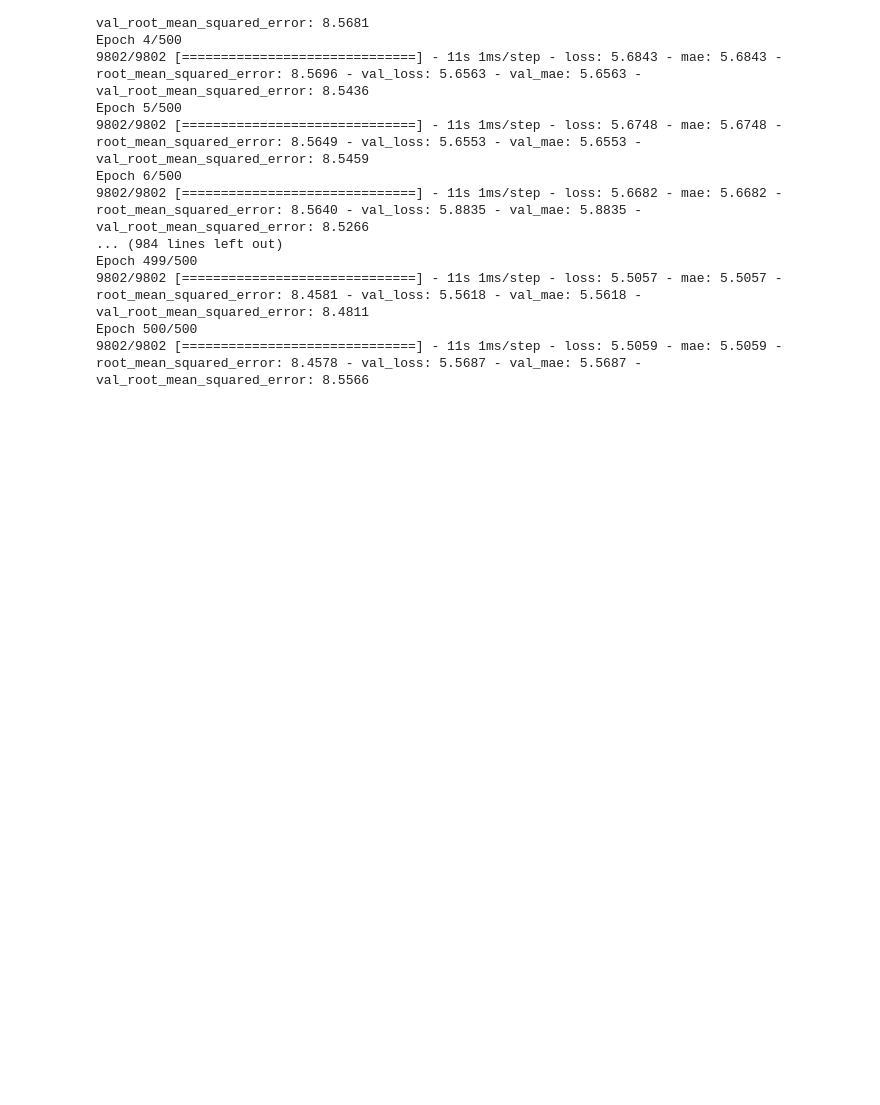
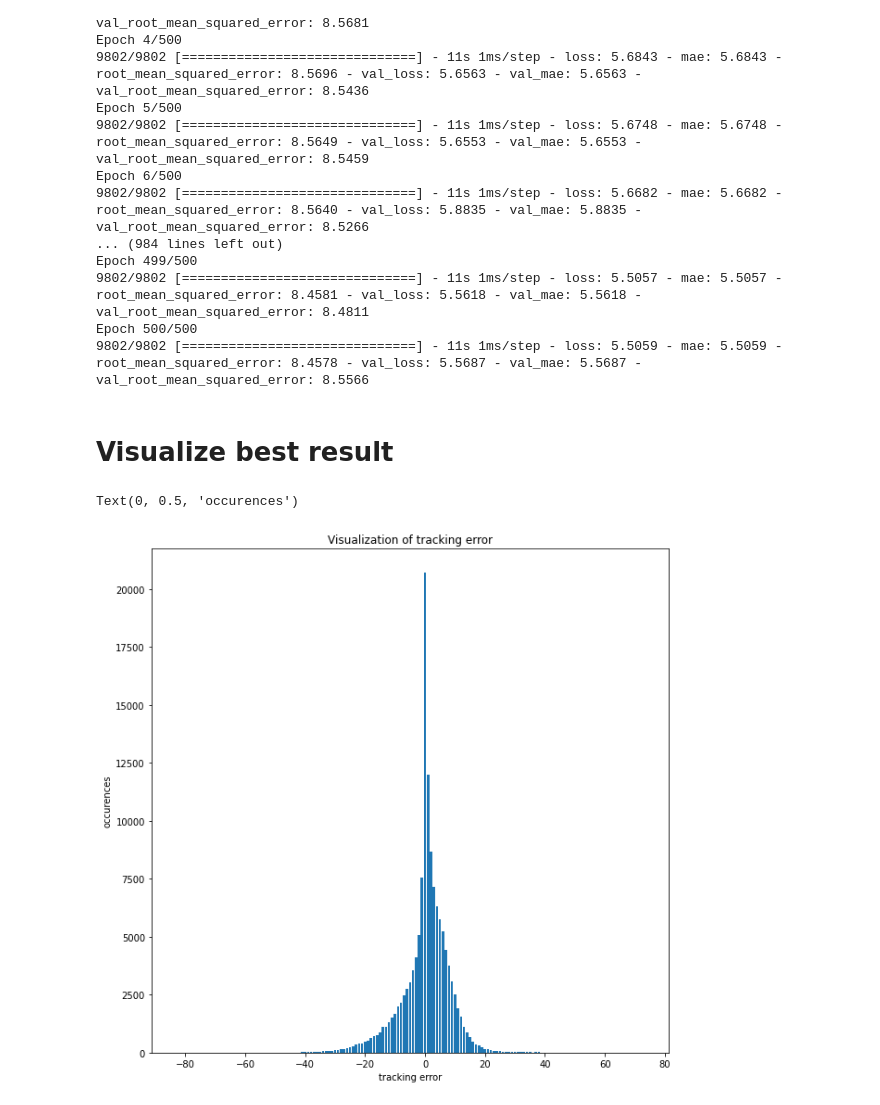
Before and after one commit to Flo2022/Seminararbeit-Spotify, a Jupyter notebook: Preprocessing and ML-methods.ipynb, the cells around one changed output. Drawn from its saved outputs; the diff is of its cells as text; code cells hidden in the pictures; blank space fills up the shorter version.

Commit message:
Adding Visualization of result

```diff
--- a/Preprocessing and ML-methods.ipynb
+++ b/Preprocessing and ML-methods.ipynb
@@ -79,12 +98,14 @@ X_train, X_test, y_train, y_test = train_test_split(X, y, test_size=0.30, random
 # Define für die Ausgabe von mean_absolute_error auf dem Monitor
 def mae(y_pred, y_test, name, name_variable, value_variable):
     mae = mean_absolute_error(y_test, y_pred)
-    print(name, name_variable, " =", value_variable, " mean_absolute_error: ", mae)
+    print(name, name_variable, " = ", value_variable, " mean_absolute_error: ", mae)
+    return mae
 
 # Define für die Ausgabe von root_mean_squared_error auf dem Monitor
 def rmse(y_pred, y_test, name, name_variable, value_variable):
     rmse = mean_squared_error(y_test, y_pred, squared=False)
-    print(name, name_variable, " =", value_variable, " root_mean_squared_error: ", rmse)
+    print(name, name_variable, " = ", value_variable, " root_mean_squared_error: ", rmse)
+    return rmse
 # %% [markdown]
 # ML-methods
 # %% [markdown]
@@ -117,11 +140,16 @@ support_vector_machine   =   root_mean_squared_error:  8.566518543269583
 # %% [markdown]
 ## 3. RandomForestRegressor
 # %%
-for n_estimators in range(5, 100, 5):
+record = 100
+y_pred_best = 0
+for n_estimators in range(20, 201, 20):
     clf = RandomForestRegressor(n_estimators)
     clf.fit(X_train, y_train)
 
     y_pred = clf.predict(X_test)
-    mae(y_pred, y_test, "random_forest_regressor", "n_estimators", n_estimators)
-    rmse(y_pred, y_test, "random_forest_regressor", "n_estimators", n_estimators)
+    mae_act = mae(y_pred, y_test, "random_forest_regressor", "n_estimators", n_estimators)
+    rmse_act = rmse(y_pred, y_test, "random_forest_regressor", "n_estimators", n_estimators)
+
+    if rmse_act < record:
+        y_pred_best = y_pred
 # %% [output]
@@ -145,7 +176,7 @@ random_forest_regressor n_estimators  = 95  root_mean_squared_error:  8.05828024
 # %% [markdown]
 ## 4. KNeighborsRegressor
 # %%
-for n_neighbors in range(5, 100, 5):
+for n_neighbors in range(10, 101, 10):
     clf = KNeighborsRegressor(n_neighbors)
     clf.fit(X_train, y_train)
 
@@ -212,3 +246,20 @@ Epoch 499/500
 9802/9802 [==============================] - 11s 1ms/step - loss: 5.5057 - mae: 5.5057 - root_mean_squared_error: 8.4581 - val_loss: 5.5618 - val_mae: 5.5618 - val_root_mean_squared_error: 8.4811
 Epoch 500/500
 9802/9802 [==============================] - 11s 1ms/step - loss: 5.5059 - mae: 5.5059 - root_mean_squared_error: 8.4578 - val_loss: 5.5687 - val_mae: 5.5687 - val_root_mean_squared_error: 8.5566
+# %% [markdown]
+# Visualize best result
+# %%
+clf = RandomForestRegressor(180)
+clf.fit(X_train, y_train)
+
+y_pred = clf.predict(X_test)
+# %%
+plt.figure(figsize=(10,10))
+tracking_error = round(y_pred-y_test)
+plt.bar(tracking_error.value_counts().index, tracking_error.value_counts())
+plt.title("Visualization of tracking error")
+plt.xlabel("tracking error")
+plt.ylabel("occurences")
+# %% [output]
+Text(0, 0.5, 'occurences')
+[figure, added]
```
Also changed, not shown: parts of 10 cells of this notebook.
